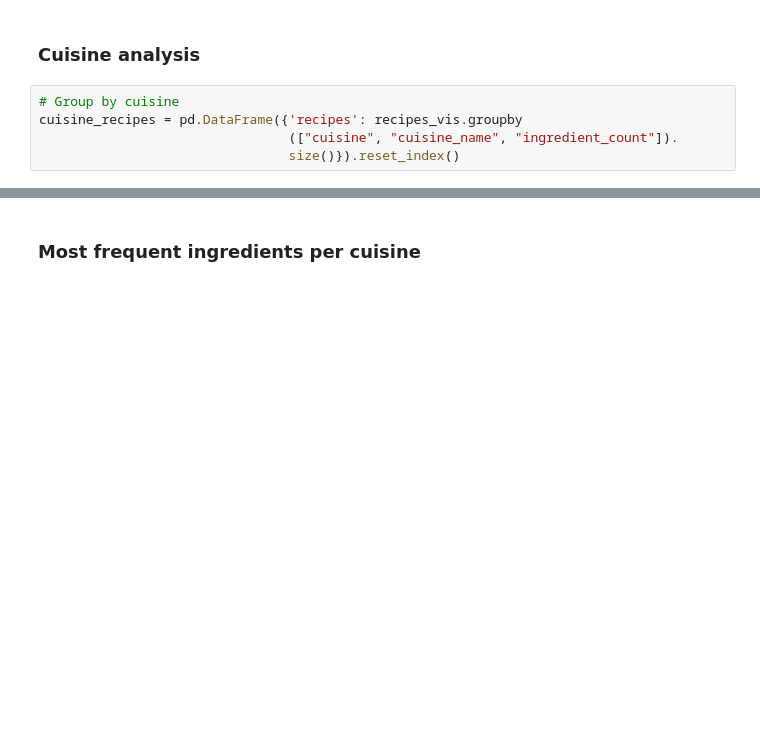
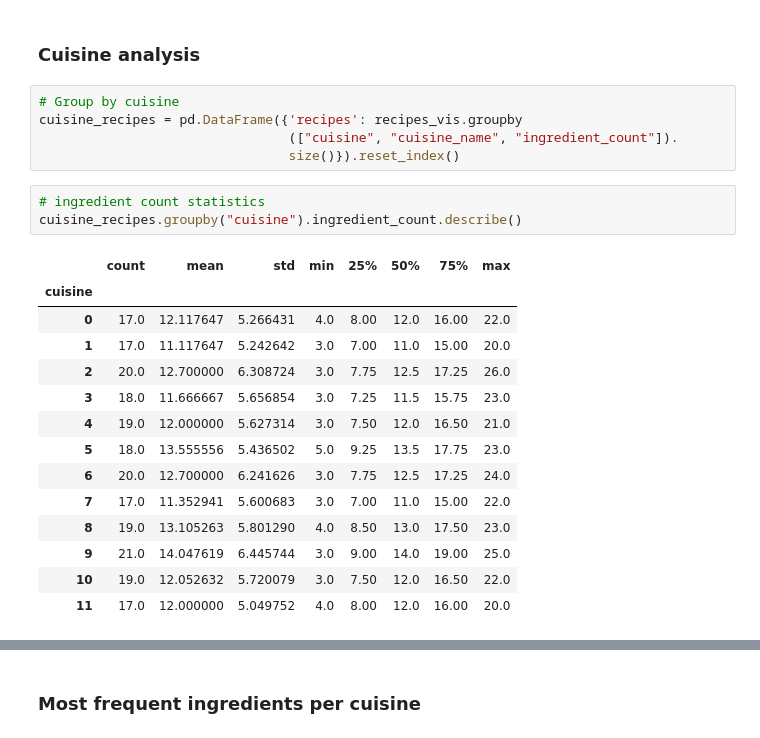
Before and after one commit to chiclez/022-DME-project, a Jupyter notebook: eda.ipynb, the cells around one changed output, grey strips where cells are left out. Saved outputs shown, nothing was run; the diff lists cells and outputs as text; blank space fills up the shorter version.

```diff
--- a/eda.ipynb
+++ b/eda.ipynb
@@ -135,6 +144,24 @@ sums.sort_values(ascending = False, by = "counter").tail(10).T
 cuisine_recipes = pd.DataFrame({'recipes': recipes_vis.groupby
                                 (["cuisine", "cuisine_name", "ingredient_count"]).
                                 size()}).reset_index()
+# %%
+# ingredient count statistics
+cuisine_recipes.groupby("cuisine").ingredient_count.describe()
+# %% [output]
+|  | count | mean | std | min | 25% | 50% | 75% | max |
+| cuisine |  |  |  |  |  |  |  |  |
+| 0 | 17.0 | 12.117647 | 5.266431 | 4.0 | 8.00 | 12.0 | 16.00 | 22.0 |
+| 1 | 17.0 | 11.117647 | 5.242642 | 3.0 | 7.00 | 11.0 | 15.00 | 20.0 |
+| 2 | 20.0 | 12.700000 | 6.308724 | 3.0 | 7.75 | 12.5 | 17.25 | 26.0 |
+| 3 | 18.0 | 11.666667 | 5.656854 | 3.0 | 7.25 | 11.5 | 15.75 | 23.0 |
+| 4 | 19.0 | 12.000000 | 5.627314 | 3.0 | 7.50 | 12.0 | 16.50 | 21.0 |
+| 5 | 18.0 | 13.555556 | 5.436502 | 5.0 | 9.25 | 13.5 | 17.75 | 23.0 |
+| 6 | 20.0 | 12.700000 | 6.241626 | 3.0 | 7.75 | 12.5 | 17.25 | 24.0 |
+| 7 | 17.0 | 11.352941 | 5.600683 | 3.0 | 7.00 | 11.0 | 15.00 | 22.0 |
+| 8 | 19.0 | 13.105263 | 5.801290 | 4.0 | 8.50 | 13.0 | 17.50 | 23.0 |
+| 9 | 21.0 | 14.047619 | 6.445744 | 3.0 | 9.00 | 14.0 | 19.00 | 25.0 |
+| 10 | 19.0 | 12.052632 | 5.720079 | 3.0 | 7.50 | 12.0 | 16.50 | 22.0 |
+| 11 | 17.0 | 12.000000 | 5.049752 | 4.0 | 8.00 | 12.0 | 16.00 | 20.0 |
 # %%
 # Box plots for each cuisine type
 
```
Also changed, not shown: parts of 13 cells of this notebook, 2 other files.
